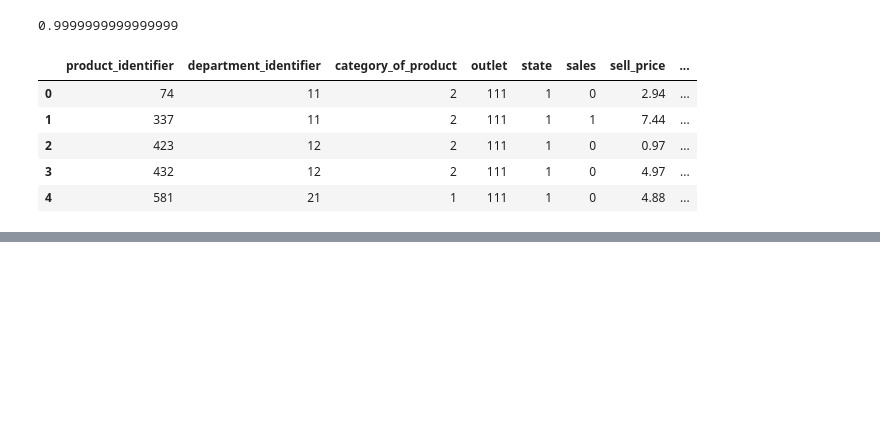
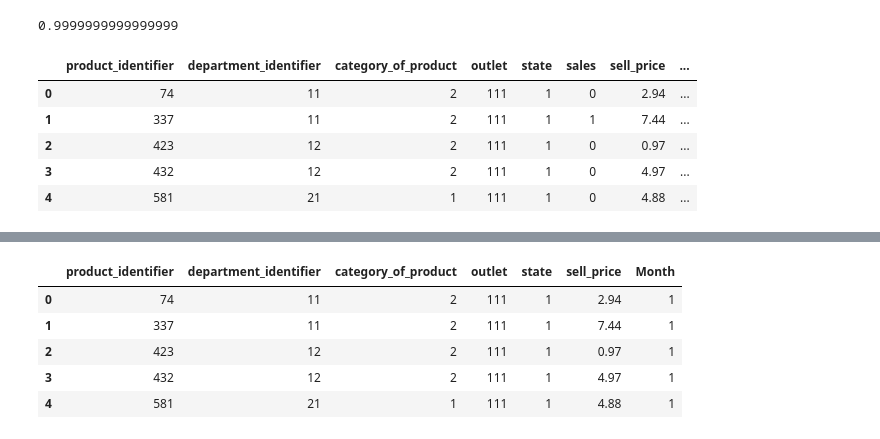
Before and after one commit to kumarprakhar14/Python-Projects, a Jupyter notebook: Data Science/Projects/RegressionProject/fmcg.ipynb, the cells around one changed output, grey strips where cells are left out. Cells and saved outputs as stored; diff of their text form; code cells hidden in the pictures; blank space fills up the shorter version.

```diff
--- a/Data Science/Projects/RegressionProject/fmcg.ipynb
+++ b/Data Science/Projects/RegressionProject/fmcg.ipynb
@@ -411,0 +448,11 @@ data["o"]
+# %%
+data2 = data.drop('sales', axis=1)
+# %%
+data2.head()
+# %% [output]
+|  | product_identifier | department_identifier | category_of_product | outlet | state | sell_price | Month |
+| 0 | 74 | 11 | 2 | 111 | 1 | 2.94 | 1 |
+| 1 | 337 | 11 | 2 | 111 | 1 | 7.44 | 1 |
+| 2 | 423 | 12 | 2 | 111 | 1 | 0.97 | 1 |
+| 3 | 432 | 12 | 2 | 111 | 1 | 4.97 | 1 |
+| 4 | 581 | 21 | 1 | 111 | 1 | 4.88 | 1 |
```
Also changed, not shown: parts of 45 cells of this notebook, 43 other files.
